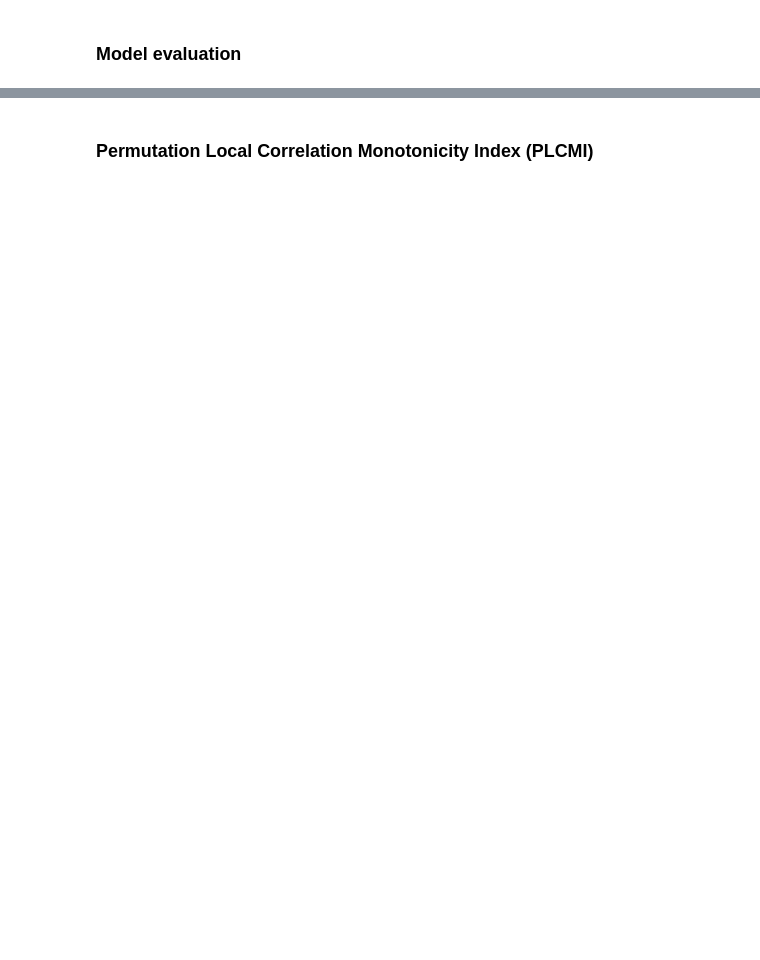
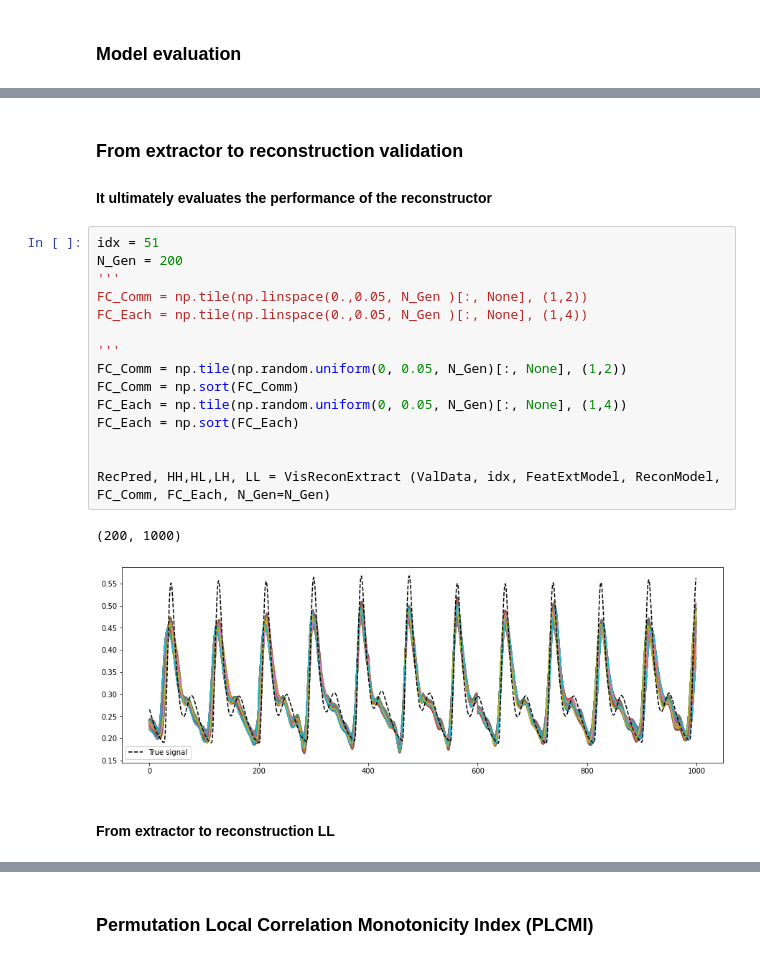
Before and after one commit to JunetaeKim/VABAM, a Jupyter notebook: Evaluation.ipynb, the cells around one changed output, grey strips where cells are left out. Drawn from its saved outputs; the diff is of its cells as text; blank space fills up the shorter version.

```diff
--- a/Evaluation.ipynb
+++ b/Evaluation.ipynb
@@ -175,0 +174,23 @@ KeyboardInterrupt
+# %% [markdown]
+### From extractor to reconstruction validation
+#### It ultimately evaluates the performance of the reconstructor
+# %%
+idx = 51
+N_Gen = 200
+'''
+FC_Comm = np.tile(np.linspace(0.,0.05, N_Gen )[:, None], (1,2))
+FC_Each = np.tile(np.linspace(0.,0.05, N_Gen )[:, None], (1,4))
+
+'''
+FC_Comm = np.tile(np.random.uniform(0, 0.05, N_Gen)[:, None], (1,2))
+FC_Comm = np.sort(FC_Comm)
+FC_Each = np.tile(np.random.uniform(0, 0.05, N_Gen)[:, None], (1,4))
+FC_Each = np.sort(FC_Each)
+
+
+RecPred, HH,HL,LH, LL = VisReconExtract (ValData, idx, FeatExtModel, ReconModel, FC_Comm, FC_Each, N_Gen=N_Gen)
+# %% [output]
+(200, 1000)
+[figure, added]
+# %% [markdown]
+#### From extractor to reconstruction LL
```
Also changed, not shown: parts of 25 cells of this notebook, 1 other file.
